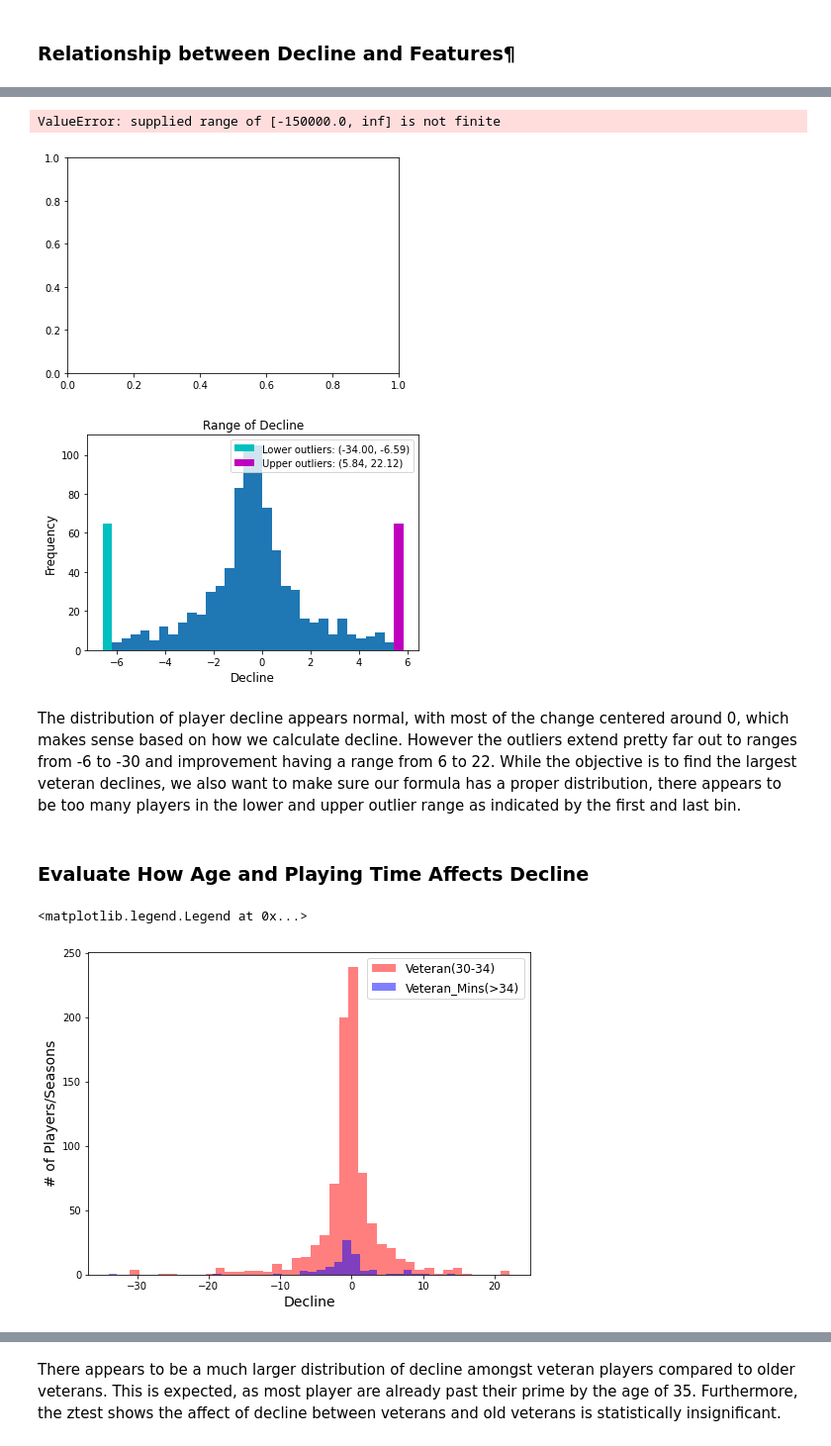
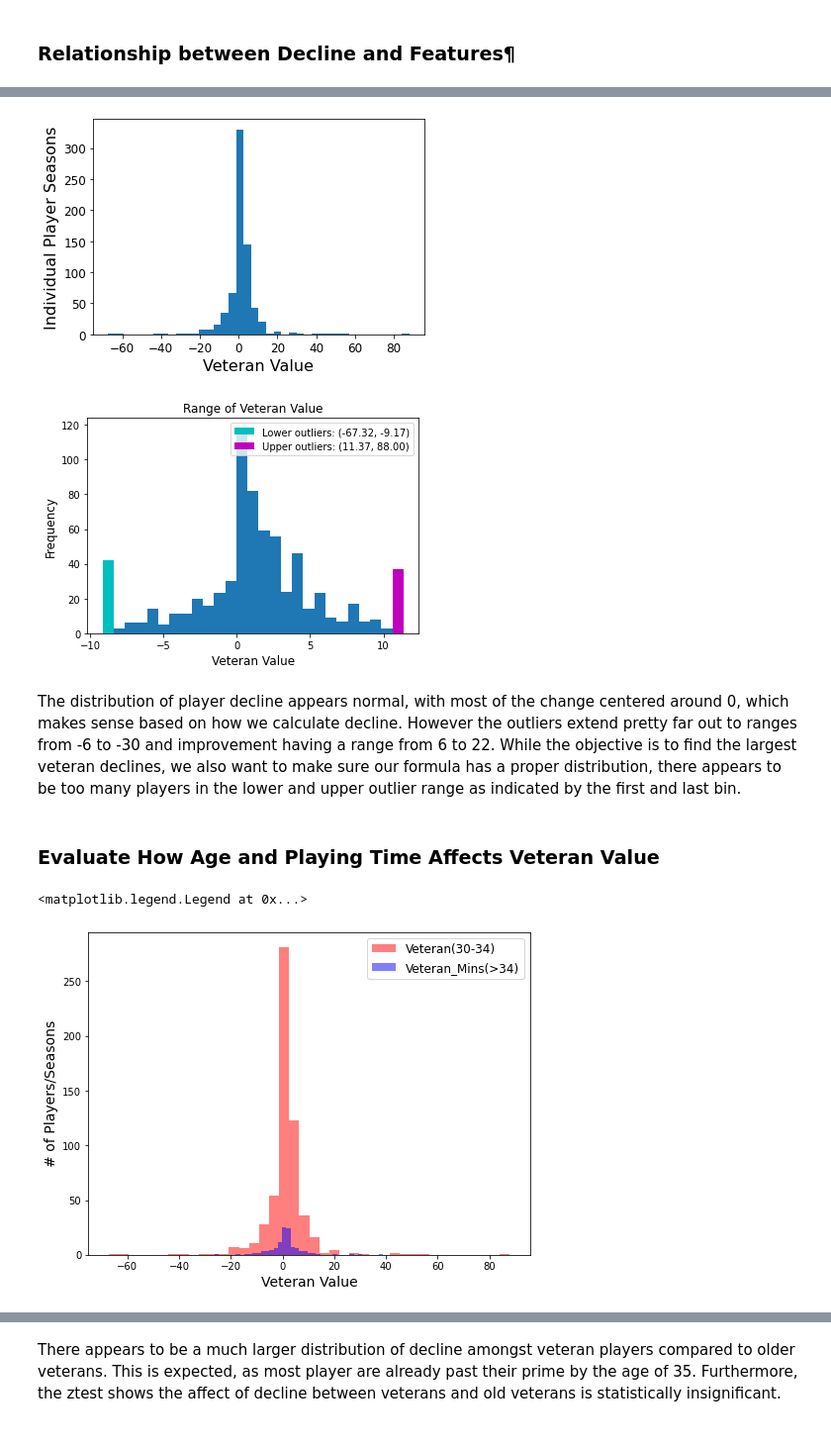
Before and after one commit to GauravMohan1/NBA-Veteran_Analysis, a Jupyter notebook: regression_analysis.ipynb, the cells around one changed output, grey strips where cells are left out. Shown: that part at 99% size. Cells and saved outputs as stored; diff of their text form; code cells hidden in the pictures.

```diff
--- a/regression_analysis.ipynb
+++ b/regression_analysis.ipynb
@@ -40,7 +40,7 @@ df.head()
 | 4 | 1997 | Vernon Maxwell | SG | 31.0 | SAS | 72.0 | 2068.0 | 11.8 | 0.471 | 0.411 | ... | ... |
 5 rows × 29 columns
 # %%
-change_rtg = 100*((df['Next Rtg'] - df['TmNetRtg'])/df['TmNetRtg'])
+change_rtg = df['Next Rtg'] - df['TmNetRtg']
 #assert(change_rtg[0] == df.iloc[0]['Next Rtg'] - df.iloc[0]['TmNetRtg'])
 # %%
 next_ws = []
@@ -68,6 +68,6 @@ df.tail()
 # %% [markdown]
 ### Create Veteran Value Metric
 # %%
-change_ws = 100*((df['Next WS'] - df['WS'])/df['WS'])
+change_ws = df['Next WS'] - df['WS']
 #assert(change_ws[0] == (df.iloc[0]['Next WS'] - df.iloc[0]['WS']))
 #assert(len(change_ws) == len(change_usg))
@@ -181,8 +166,7 @@ ax = plt.ylabel('Individual Player Seasons', fontsize=16)
 ax = plt.xticks(fontsize=12)
 ax = plt.yticks(fontsize=12)
 # %% [output]
-ValueError: supplied range of [-150000.0, inf] is not finite
-[figure, old version]
+[figure, new version]
 # %%
 def outlier_aware_hist(data, lower=None, upper=None):
     if not lower or lower < data.min():
@@ -229,31 +213,31 @@ def calculate_bounds(data, z_thresh=3.5):
     const = z_thresh * MAD / 0.6745
     return (median - const, median + const)
 
-outlier_aware_hist(df['Decline'], *calculate_bounds(df['Decline']))
+outlier_aware_hist(df['Veteran Value'], *calculate_bounds(df['Veteran Value']))
 # %% [output]
-[figure, old version]
+[figure, new version]
 # %% [markdown]
 The distribution of player decline appears normal, with most of the change centered around 0, which makes sense based on how we calculate decline. However the outliers extend pretty far out to ranges from -6 to -30 and improvement having a range from 6 to 22. While the objective is to find the largest veteran declines, we also want to make sure our formula has a proper distribution, there appears to be too many players in the lower and upper outlier range as indicated by the first and last bin.
 # %% [markdown]
-### Evaluate How Age and Playing Time Affects Decline
+### Evaluate How Age and Playing Time Affects Veteran Value
 # %%
 # Separate players into Veteran(30-34) and Veteran_Mins(>=35).
 #Veteran_Mins are old players who typically sign for the minimum
-veteran = df.loc[(df['Age']>=30) & (df['Age']<35), 'Decline']
-veteran_mins = df.loc[df['Age']>=35, 'Decline']
+veteran = df.loc[(df['Age']>=30) & (df['Age']<35), 'Veteran Value']
+veteran_mins = df.loc[df['Age']>=35, 'Veteran Value']
 plot_data = [veteran, veteran_mins]
 labels = ['Veteran(30-34)','Veteran_Mins(>34)']
 colors = ['red','blue']
 # Histogram
 ax = plt.figure(figsize=(8,6))
 for group, label, color in zip(plot_data, labels, colors):
     _ = plt.hist(group, bins=40, alpha=0.5, label=label, color=color)
-plt.xlabel('Decline', fontsize=14)
+plt.xlabel('Veteran Value', fontsize=14)
 plt.ylabel('# of Players/Seasons', fontsize=14)
 plt.legend(fontsize=12)
 # %% [output]
 <matplotlib.legend.Legend at 0x...>
-[figure, old version]
+[figure, new version]
 # %%
 def ztest(d1, d2, label):
     from statsmodels.stats.weightstats import CompareMeans
```
Also changed, not shown: parts of 10 cells of this notebook.
